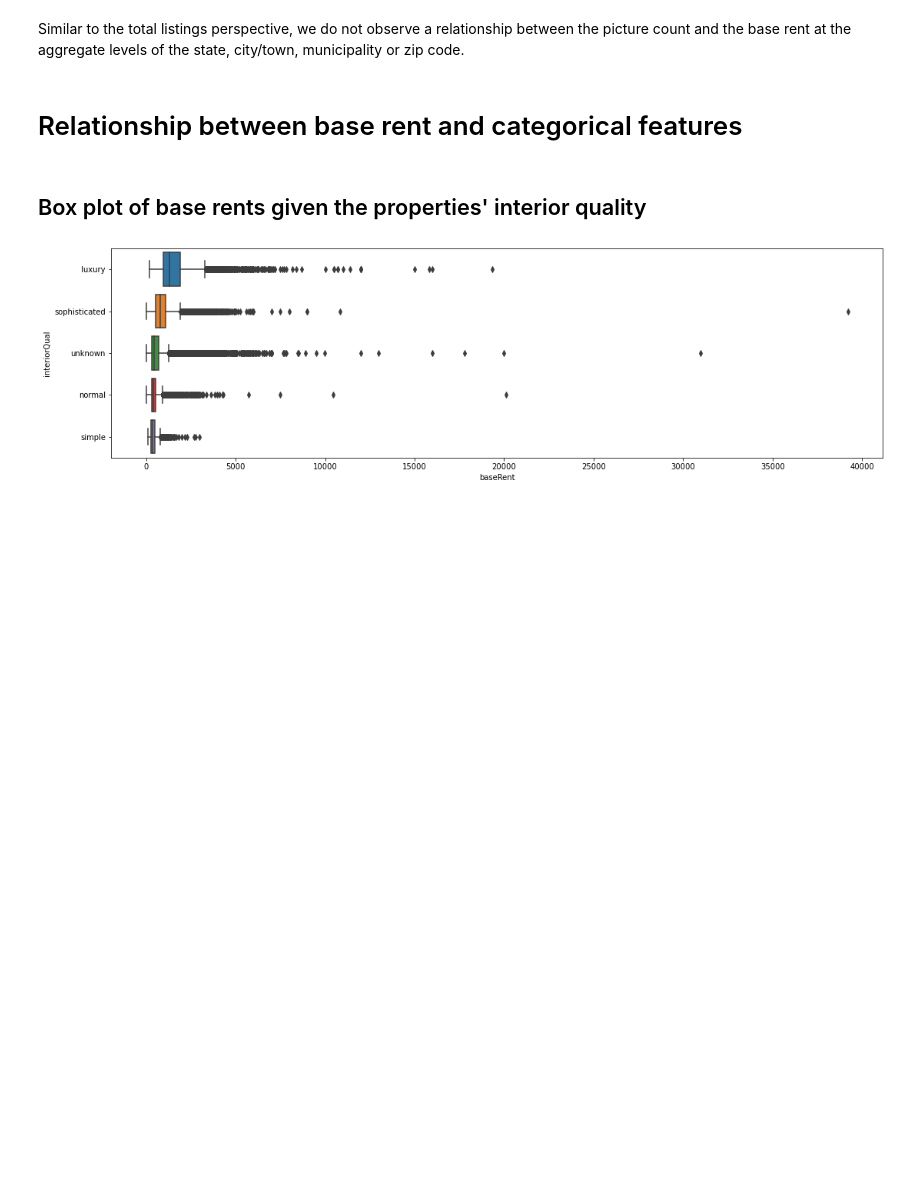
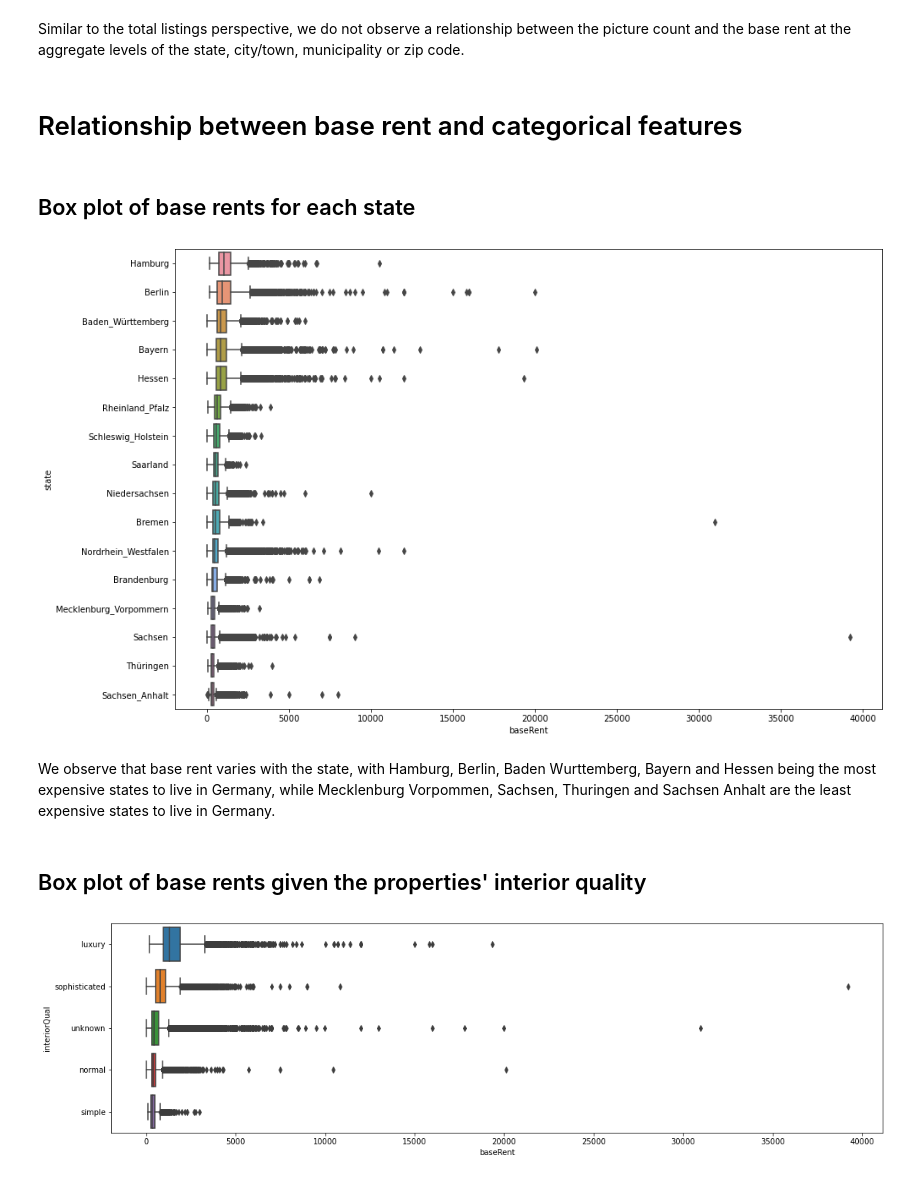
Before and after one commit to femi-lujo/germany_rental_apartments, a Jupyter notebook: notebooks/B_exploratory_data_analysis_final.ipynb, the cells around one changed output. Cells and saved outputs as stored; diff of their text form; code cells hidden in the pictures; blank space fills up the shorter version.

```diff
--- a/notebooks/B_exploratory_data_analysis_final.ipynb
+++ b/notebooks/B_exploratory_data_analysis_final.ipynb
@@ -542,6 +542,16 @@ plt.tight_layout();
 Similar to the total listings perspective, we do not observe a relationship between the picture count and the base rent at the aggregate levels of the state, city/town, municipality or zip code.
 # %% [markdown]
 # Relationship between base rent and categorical features
+# %% [markdown]
+## Box plot of base rents for each state
+# %%
+state_order = list(rentals.groupby('state')['baseRent'].median().sort_values(ascending = False).index)
+plt.figure(figsize = (15, 10))
+sns.boxplot(data = rentals, x = 'baseRent', y = 'state', order = state_order);
+# %% [output]
+[figure, added]
+# %% [markdown]
+We observe that base rent varies with the state, with Hamburg, Berlin, Baden Wurttemberg, Bayern and Hessen being the most expensive states to live in Germany, while Mecklenburg Vorpommen, Sachsen, Thuringen and Sachsen Anhalt are the least expensive states to live in Germany.
 # %% [markdown]
 ## Box plot of base rents given the properties' interior quality
 # %%
```
Also changed, not shown: parts of 9 cells of this notebook, 4 other files.
